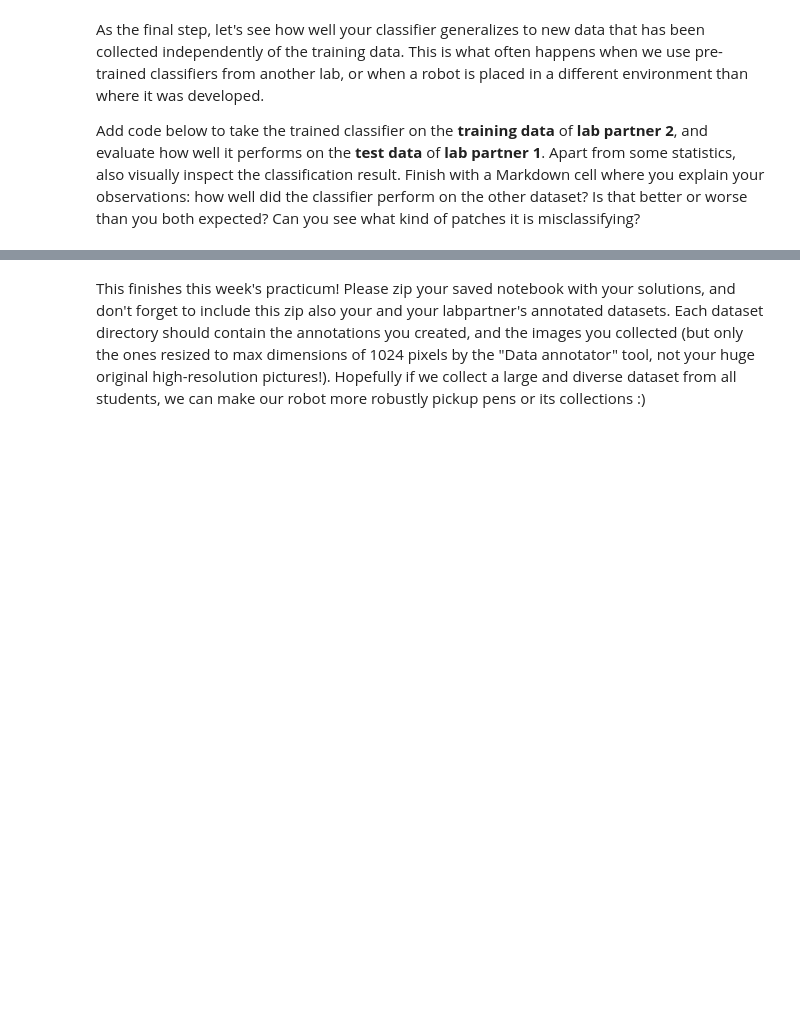
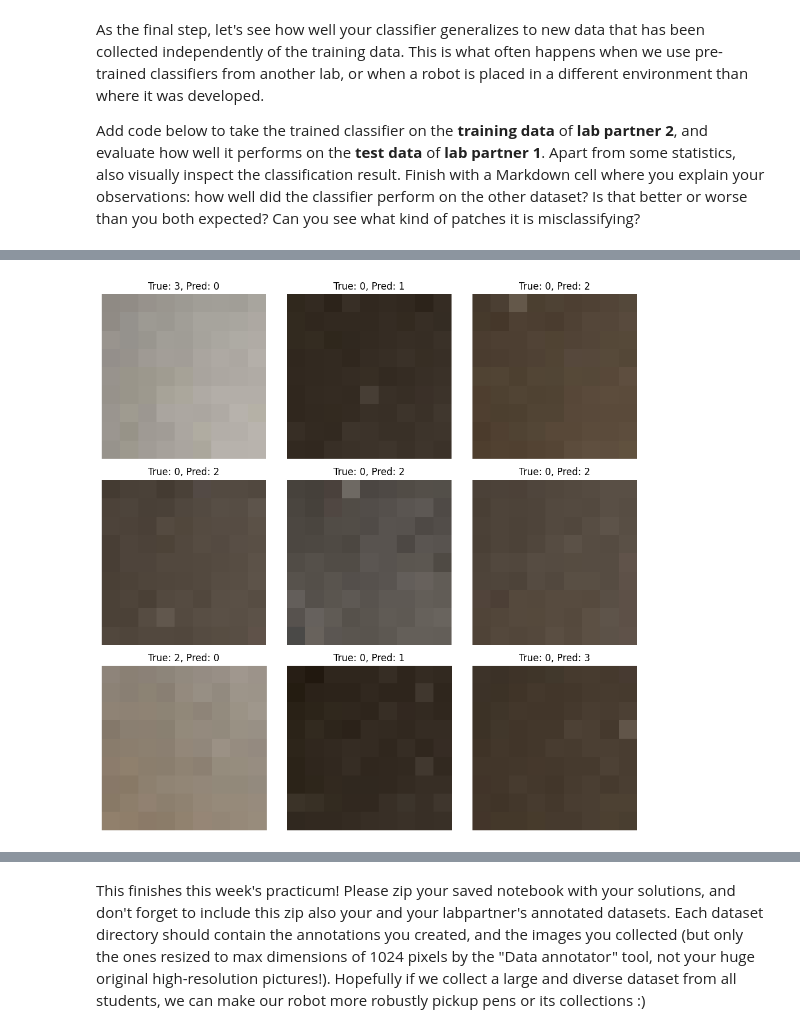
Before and after one commit to harshbhatia66/RO47002-Practicums, a Jupyter notebook: practicum2/RO47002_week2_cv_project.ipynb, the cells around one changed output, grey strips where cells are left out. Drawn from its saved outputs; the diff is of its cells as text; code cells hidden in the pictures; blank space fills up the shorter version.

```diff
--- a/practicum2/RO47002_week2_cv_project.ipynb
+++ b/practicum2/RO47002_week2_cv_project.ipynb
@@ -1349,3 +1680,30 @@ As the final step, let's see how well your classifier generalizes to new data th
 Add code below to take the trained classifier on the **training data** of **lab partner 2**, and evaluate how well it performs on the **test data** of **lab partner 1**.
 Apart from some statistics, also visually inspect the classification result.
 Finish with a Markdown cell where you explain your observations: how well did the classifier perform on the other dataset? Is that better or worse than you both expected? Can you see what kind of patches it is misclassifying?
+# %%
+# Use the trained classifier on lab partner 2's data to predict lab partner 1's test data
+y_test_pred_rf_on_lab1 = rf_clf_lab2.predict(X_test)  # Random Forest classifier from lab partner 2
+y_test_pred_dt_on_lab1 = dt_clf_lab2.predict(X_test)  # Decision Tree classifier from lab partner 2
+y_test_pred_sgd_on_lab1 = sgd_clf_lab2.predict(X_test)  # Logistic Regression classifier from lab partner 2
+
+# Evaluate performance of the Random Forest model on lab partner 1's test data
+rf_test_accuracy_on_lab1 = accuracy_score(y_test, y_test_pred_rf_on_lab1)
+rf_test_confmat_on_lab1 = confusion_matrix(y_test, y_test_pred_rf_on_lab1)
+
+# Evaluate performance of the Decision Tree model on lab partner 1's test data
+dt_test_accuracy_on_lab1 = accuracy_score(y_test, y_test_pred_dt_on_lab1)
+dt_test_confmat_on_lab1 = confusion_matrix(y_test, y_test_pred_dt_on_lab1)
+
+# Evaluate performance of the Logistic Regression model on lab partner 1's test data
+sgd_test_accuracy_on_lab1 = accuracy_score(y_test, y_test_pred_sgd_on_lab1)
+sgd_test_confmat_on_lab1 = confusion_matrix(y_test, y_test_pred_sgd_on_lab1)
+
+# Print test performance
+print(f'Random Forest Test Accuracy (Lab Partner 1 test data): {rf_test_accuracy_on_lab1}')
+print(f'Decision Tree Test Accuracy (Lab Partner 1 test data): {dt_test_accuracy_on_lab1}')
+print(f'Logistic Regression Test Accuracy (Lab Partner 1 test data): {sgd_test_accuracy_on_lab1}')
+
+
+print("Confusion Matrix (Random Forest on Lab Partner 1):\n", rf_test_confmat_on_lab1)
+print("Confusion Matrix (Decision Tree on Lab Partner 1):\n", dt_test_confmat_on_lab1)
+print("Confusion Matrix (Logistic Regression on Lab Partner 1):\n", sgd_test_confmat_on_lab1)
@@ -1351,0 +1729,17 @@ Finish with a Markdown cell where you explain your observations: how well did th
+# %%
+import matplotlib.pyplot as plt
+
+# Visualize misclassifications for Random Forest on lab partner 1's test data
+misclassified_idx = np.where(y_test != y_test_pred_rf_on_lab1)[0]
+
+plt.figure(figsize=(10, 10))
+for i, idx in enumerate(misclassified_idx[:9]):  # Show first 9 misclassified patches
+    plt.subplot(3, 3, i+1)
+    plt.imshow(X_test[idx].reshape(9, 9, 3))  # Reshape back to image
+    plt.title(f'True: {y_test[idx]}, Pred: {y_test_pred_rf_on_lab1[idx]}')
+    plt.axis('off')
+
+plt.tight_layout()
+plt.show()
+# %% [output]
+[figure, added]
```
Also changed, not shown: parts of 35 cells of this notebook, 4 other files.
